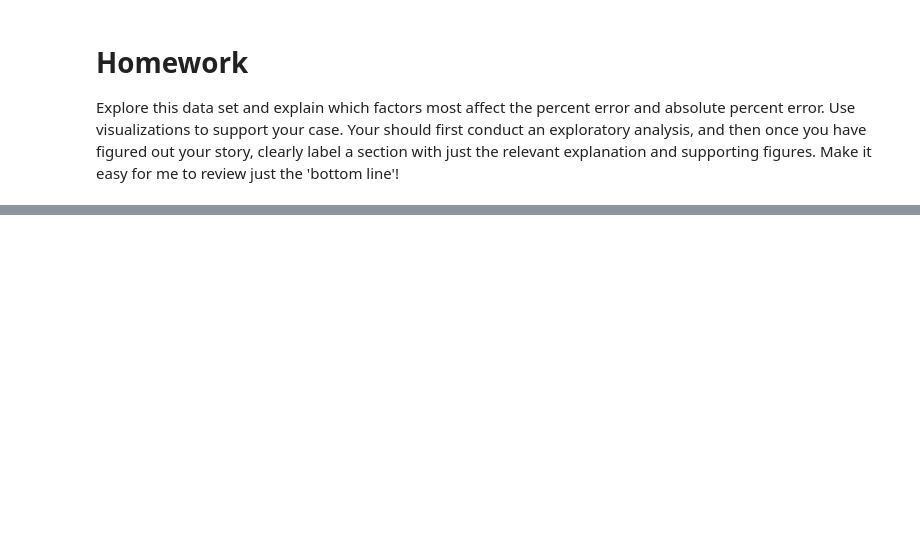
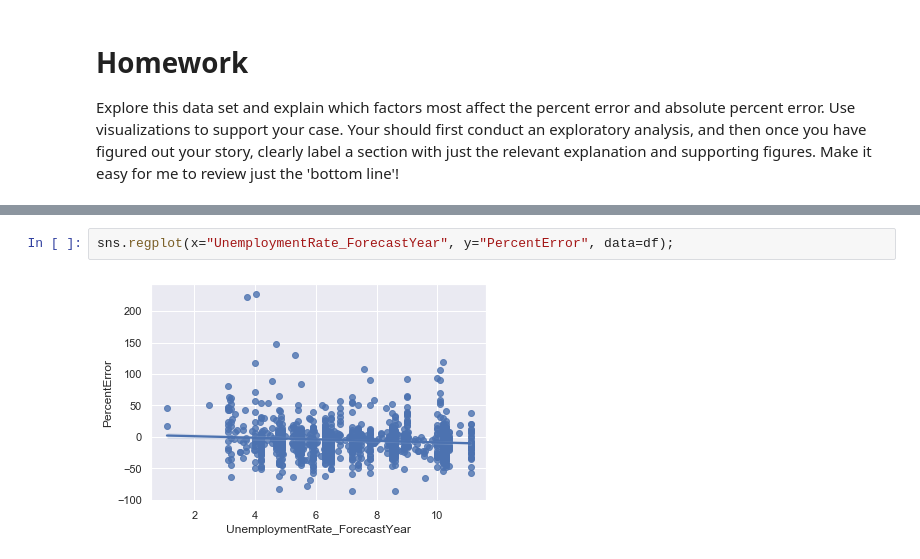
Before and after one commit to emily-greenway/ce599, a Jupyter notebook: 13-Data Viz 1/data-viz-1.ipynb, the cells around one changed output, grey strips where cells are left out. Drawn from its saved outputs; the diff is of its cells as text; blank space fills up the shorter version.

```diff
--- a/13-Data Viz 1/data-viz-1.ipynb
+++ b/13-Data Viz 1/data-viz-1.ipynb
@@ -171,0 +227,4 @@ Explore this data set and explain which factors most affect the percent error an
+# %%
+sns.regplot(x="UnemploymentRate_ForecastYear", y="PercentError", data=df);
+# %% [output]
+[figure, added]
```
Also changed, not shown: parts of 53 cells of this notebook.
